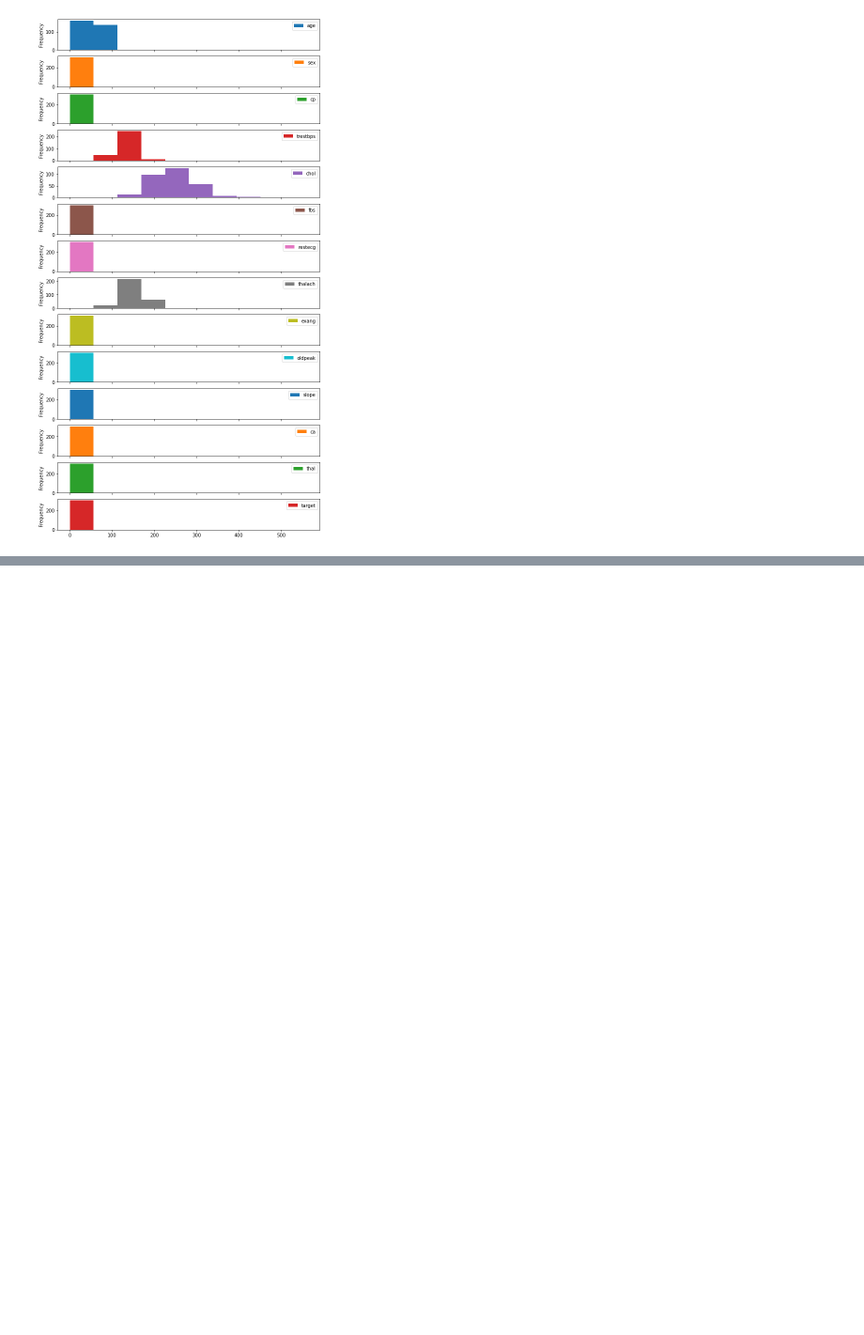
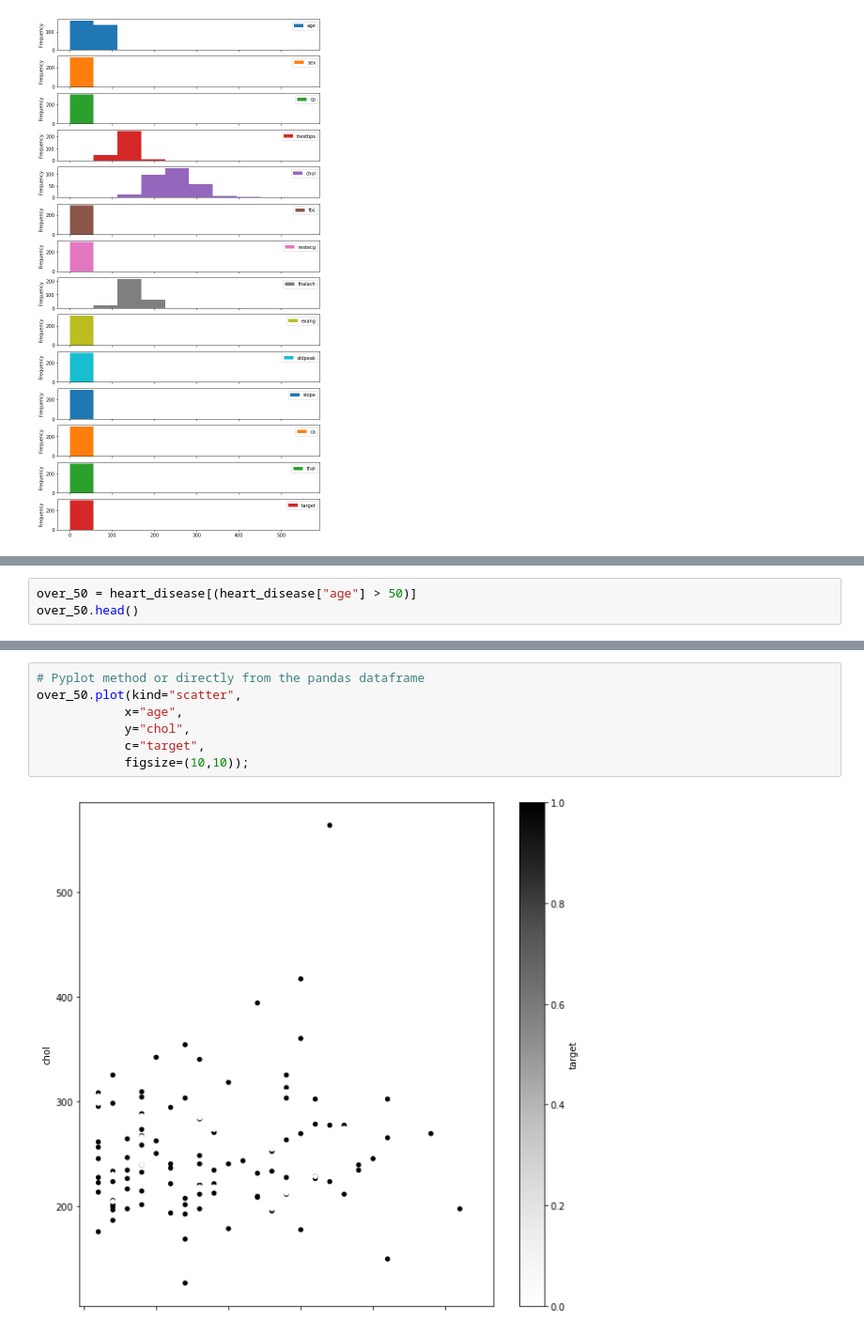
Before and after one commit to lemirser/MachineLearning, a Jupyter notebook: notebook/Introduction-to-matplotlib.ipynb, the cells around one changed output, grey strips where cells are left out. Shown at 94% size. Drawn from its saved outputs; the diff is of its cells as text; blank space fills up the shorter version.

Commit message:
Plotting with Pandas DataFrame 5

```diff
--- a/notebook/Introduction-to-matplotlib.ipynb
+++ b/notebook/Introduction-to-matplotlib.ipynb
@@ -398,0 +404,3 @@ heart_disease.plot.hist(subplots=True, figsize=(10,20));
+# %%
+over_50 = heart_disease[(heart_disease["age"] > 50)]
+over_50.head()
@@ -398,0 +414,9 @@ heart_disease.plot.hist(subplots=True, figsize=(10,20));
+# %%
+# Pyplot method or directly from the pandas dataframe
+over_50.plot(kind="scatter",
+            x="age",
+            y="chol",
+            c="target",
+            figsize=(10,10));
+# %% [output]
+[figure, added]
```
Also changed, not shown: parts of 3 cells of this notebook.
